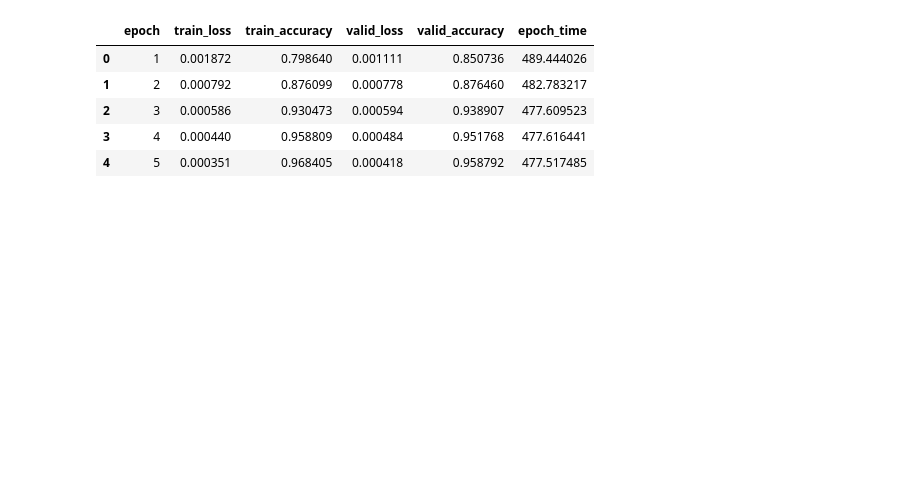
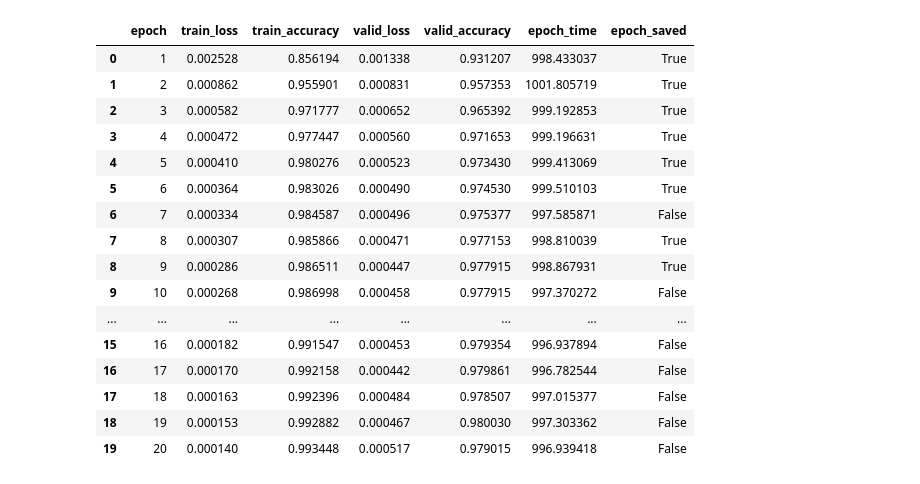
Before and after one commit to tatonetti-lab/onsides, a Jupyter notebook: notebooks/Training Performance (Loss and Accuracy).ipynb, the cells around one changed output. Cells and saved outputs as stored; diff of their text form; code cells hidden in the pictures; blank space fills up the shorter version.

```diff
--- a/notebooks/Training Performance (Loss and Accuracy).ipynb
+++ b/notebooks/Training Performance (Loss and Accuracy).ipynb
@@ -27,18 +39,27 @@ ll ../results/matched-on-text-strings/epoch*
 # %%
-# results_file = '../results/epoch-results_0-AR-30_222_24_25_1e-06_32_512.csv'
-results_file = '../results/epoch-results_0-AR-30_222_24_25_1e-06_64_256.csv'
-# results_file = '../results/matched-on-text-strings/epoch-results_0-AR-250_222_24_25_1e-06_512_16.csv'
-# results_file = '../results/matched-on-text-strings/epoch-results_0-AR_222_24_25_1e-06_256_32.csv'
-# results_file = '../results/matched-on-text-strings/epoch-results_0_222_24_25_1e-06_128_128.csv'
+# results_file = '../results/epoch-results-CB_0-AR-125_222_24_25_1e-06_256_32.csv'
+# results_file = '../results/epoch-results-CB_0-AR-60_222_24_25_1e-06_128_128.csv'
+results_file = '../results/epoch-results-PMB_0-AR-60_222_24_20_1e-06_128_128.csv'
 df = pd.read_csv(results_file)
-df.head()
+df
 # %% [output]
-|  | epoch | train_loss | train_accuracy | valid_loss | valid_accuracy | epoch_time |
-| 0 | 1 | 0.001872 | 0.798640 | 0.001111 | 0.850736 | 489.444026 |
-| 1 | 2 | 0.000792 | 0.876099 | 0.000778 | 0.876460 | 482.783217 |
-| 2 | 3 | 0.000586 | 0.930473 | 0.000594 | 0.938907 | 477.609523 |
-| 3 | 4 | 0.000440 | 0.958809 | 0.000484 | 0.951768 | 477.616441 |
-| 4 | 5 | 0.000351 | 0.968405 | 0.000418 | 0.958792 | 477.517485 |
+|  | epoch | train_loss | train_accuracy | valid_loss | valid_accuracy | epoch_time | epoch_saved |
+| 0 | 1 | 0.002528 | 0.856194 | 0.001338 | 0.931207 | 998.433037 | True |
+| 1 | 2 | 0.000862 | 0.955901 | 0.000831 | 0.957353 | 1001.805719 | True |
+| 2 | 3 | 0.000582 | 0.971777 | 0.000652 | 0.965392 | 999.192853 | True |
+| 3 | 4 | 0.000472 | 0.977447 | 0.000560 | 0.971653 | 999.196631 | True |
+| 4 | 5 | 0.000410 | 0.980276 | 0.000523 | 0.973430 | 999.413069 | True |
+| 5 | 6 | 0.000364 | 0.983026 | 0.000490 | 0.974530 | 999.510103 | True |
+| 6 | 7 | 0.000334 | 0.984587 | 0.000496 | 0.975377 | 997.585871 | False |
+| 7 | 8 | 0.000307 | 0.985866 | 0.000471 | 0.977153 | 998.810039 | True |
+| 8 | 9 | 0.000286 | 0.986511 | 0.000447 | 0.977915 | 998.867931 | True |
+| 9 | 10 | 0.000268 | 0.986998 | 0.000458 | 0.977915 | 997.370272 | False |
+| ... | ... | ... | ... | ... | ... | ... | ... |
+| 15 | 16 | 0.000182 | 0.991547 | 0.000453 | 0.979354 | 996.937894 | False |
+| 16 | 17 | 0.000170 | 0.992158 | 0.000442 | 0.979861 | 996.782544 | False |
+| 17 | 18 | 0.000163 | 0.992396 | 0.000484 | 0.978507 | 997.015377 | False |
+| 18 | 19 | 0.000153 | 0.992882 | 0.000467 | 0.980030 | 997.303362 | False |
+| 19 | 20 | 0.000140 | 0.993448 | 0.000517 | 0.979015 | 996.939418 | False |
 # %%
 sns.set(style='ticks', font_scale=1.2)
 plt.figure(figsize=(8,4))
```
Also changed, not shown: parts of 3 cells of this notebook, 9 other files.
